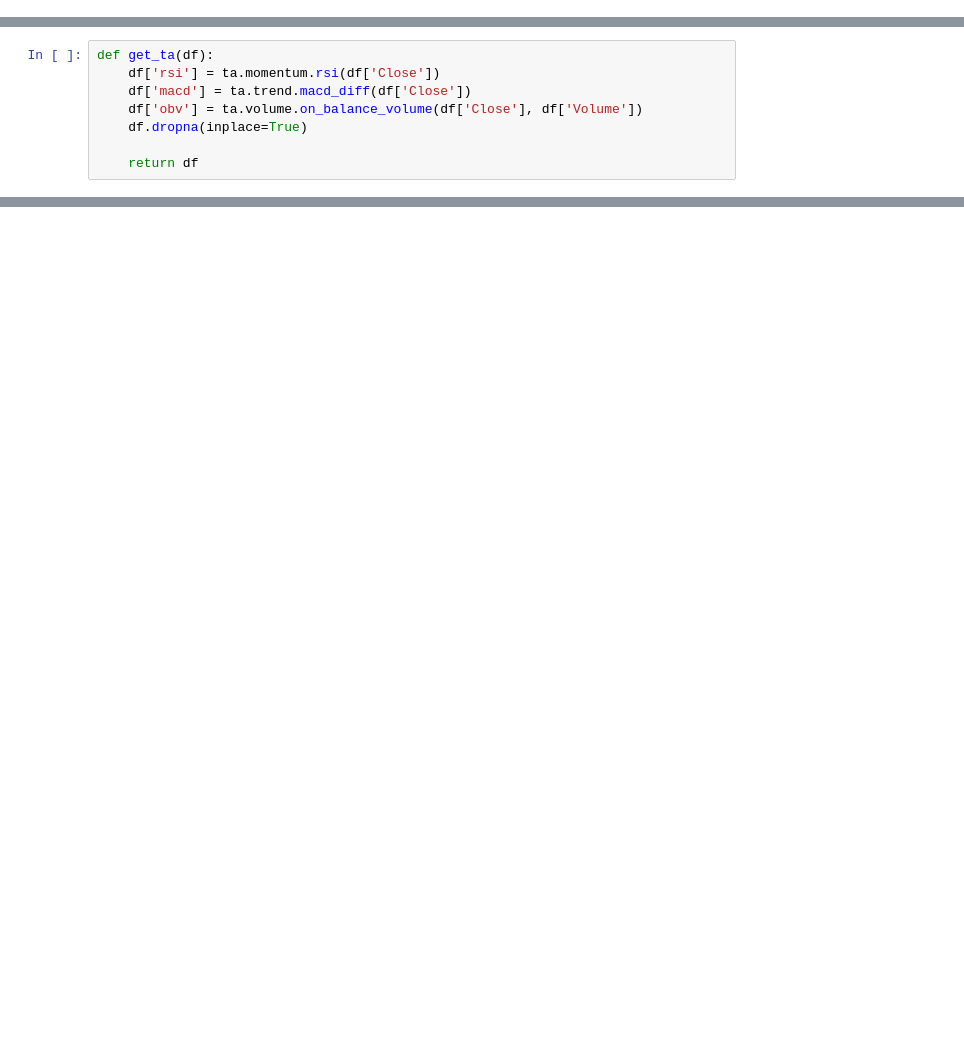
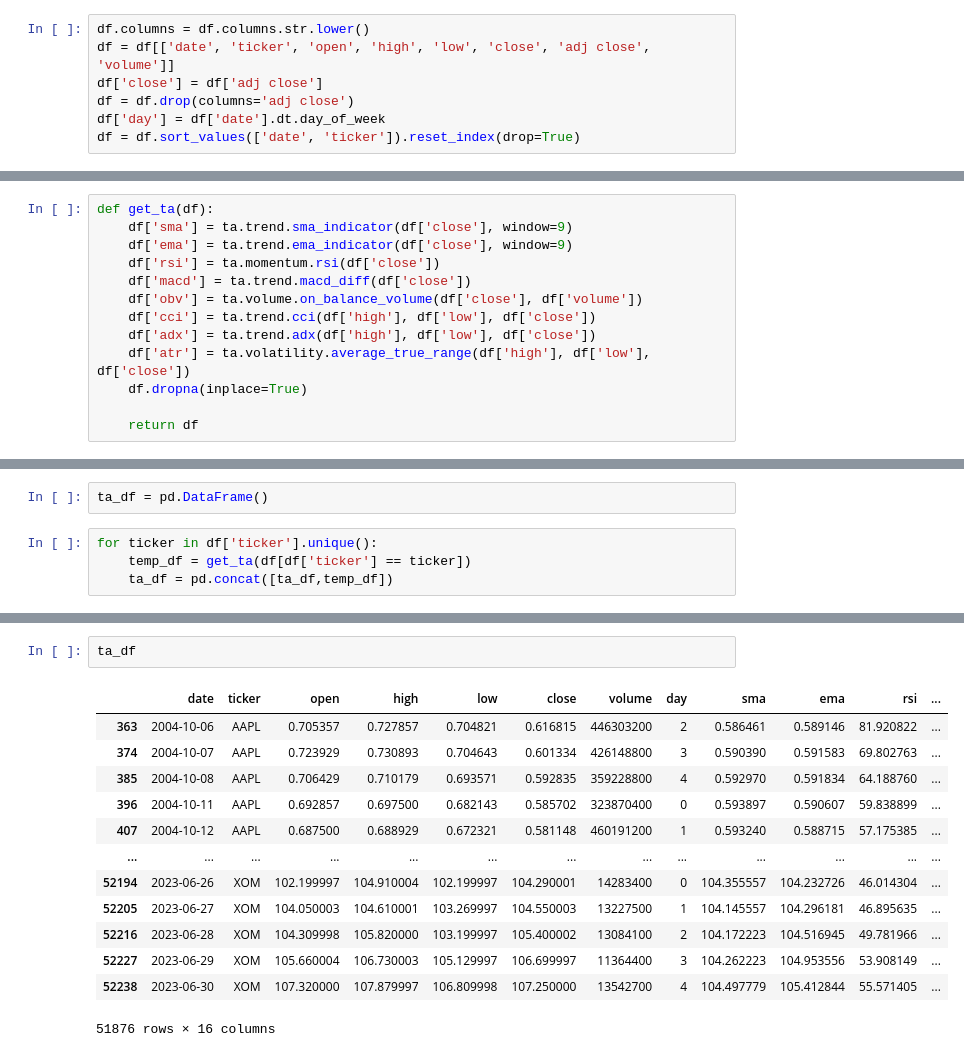
Before and after one commit to nolanspecter/Portfolio-Optimization-using-RL, a Jupyter notebook: data_processing.ipynb, the cells around one changed output, grey strips where cells are left out. Cells and saved outputs as stored; diff of their text form; blank space fills up the shorter version.

Commit message:
Re-did Data Pulling & Processing

```diff
--- a/data_processing.ipynb
+++ b/data_processing.ipynb
@@ -12,0 +47,7 @@ cols = df.columns[1:7]
+# %%
+df.columns = df.columns.str.lower()
+df = df[['date', 'ticker', 'open', 'high', 'low', 'close', 'adj close', 'volume']]
+df['close'] = df['adj close']
+df = df.drop(columns='adj close')
+df['day'] = df['date'].dt.day_of_week
+df = df.sort_values(['date', 'ticker']).reset_index(drop=True)
@@ -13,8 +58,13 @@ cols = df.columns[1:7]
 # %%
 def get_ta(df):
-    df['rsi'] = ta.momentum.rsi(df['Close'])
-    df['macd'] = ta.trend.macd_diff(df['Close'])
-    df['obv'] = ta.volume.on_balance_volume(df['Close'], df['Volume'])
+    df['sma'] = ta.trend.sma_indicator(df['close'], window=9)
+    df['ema'] = ta.trend.ema_indicator(df['close'], window=9)
+    df['rsi'] = ta.momentum.rsi(df['close'])
+    df['macd'] = ta.trend.macd_diff(df['close'])
+    df['obv'] = ta.volume.on_balance_volume(df['close'], df['volume'])
+    df['cci'] = ta.trend.cci(df['high'], df['low'], df['close'])
+    df['adx'] = ta.trend.adx(df['high'], df['low'], df['close'])
+    df['atr'] = ta.volatility.average_true_range(df['high'], df['low'], df['close'])
     df.dropna(inplace=True)
 
     return df
@@ -96,0 +71,6 @@ df_ta.reset_index(drop=True)
+# %%
+ta_df = pd.DataFrame()
+# %%
+for ticker in df['ticker'].unique():
+    temp_df = get_ta(df[df['ticker'] == ticker])
+    ta_df = pd.concat([ta_df,temp_df])
@@ -96,0 +95,16 @@ df_ta.reset_index(drop=True)
+# %%
+ta_df
+# %% [output]
+|  | date | ticker | open | high | low | close | volume | day | sma | ema | rsi | ... |
+| 363 | 2004-10-06 | AAPL | 0.705357 | 0.727857 | 0.704821 | 0.616815 | 446303200 | 2 | 0.586461 | 0.589146 | 81.920822 | ... |
+| 374 | 2004-10-07 | AAPL | 0.723929 | 0.730893 | 0.704643 | 0.601334 | 426148800 | 3 | 0.590390 | 0.591583 | 69.802763 | ... |
+| 385 | 2004-10-08 | AAPL | 0.706429 | 0.710179 | 0.693571 | 0.592835 | 359228800 | 4 | 0.592970 | 0.591834 | 64.188760 | ... |
+| 396 | 2004-10-11 | AAPL | 0.692857 | 0.697500 | 0.682143 | 0.585702 | 323870400 | 0 | 0.593897 | 0.590607 | 59.838899 | ... |
+| 407 | 2004-10-12 | AAPL | 0.687500 | 0.688929 | 0.672321 | 0.581148 | 460191200 | 1 | 0.593240 | 0.588715 | 57.175385 | ... |
+| ... | ... | ... | ... | ... | ... | ... | ... | ... | ... | ... | ... | ... |
+| 52194 | 2023-06-26 | XOM | 102.199997 | 104.910004 | 102.199997 | 104.290001 | 14283400 | 0 | 104.355557 | 104.232726 | 46.014304 | ... |
+| 52205 | 2023-06-27 | XOM | 104.050003 | 104.610001 | 103.269997 | 104.550003 | 13227500 | 1 | 104.145557 | 104.296181 | 46.895635 | ... |
+| 52216 | 2023-06-28 | XOM | 104.309998 | 105.820000 | 103.199997 | 105.400002 | 13084100 | 2 | 104.172223 | 104.516945 | 49.781966 | ... |
+| 52227 | 2023-06-29 | XOM | 105.660004 | 106.730003 | 105.129997 | 106.699997 | 11364400 | 3 | 104.262223 | 104.953556 | 53.908149 | ... |
+| 52238 | 2023-06-30 | XOM | 107.320000 | 107.879997 | 106.809998 | 107.250000 | 13542700 | 4 | 104.497779 | 105.412844 | 55.571405 | ... |
+51876 rows × 16 columns
```
Also changed, not shown: parts of 24 cells of this notebook, 4 other files.
